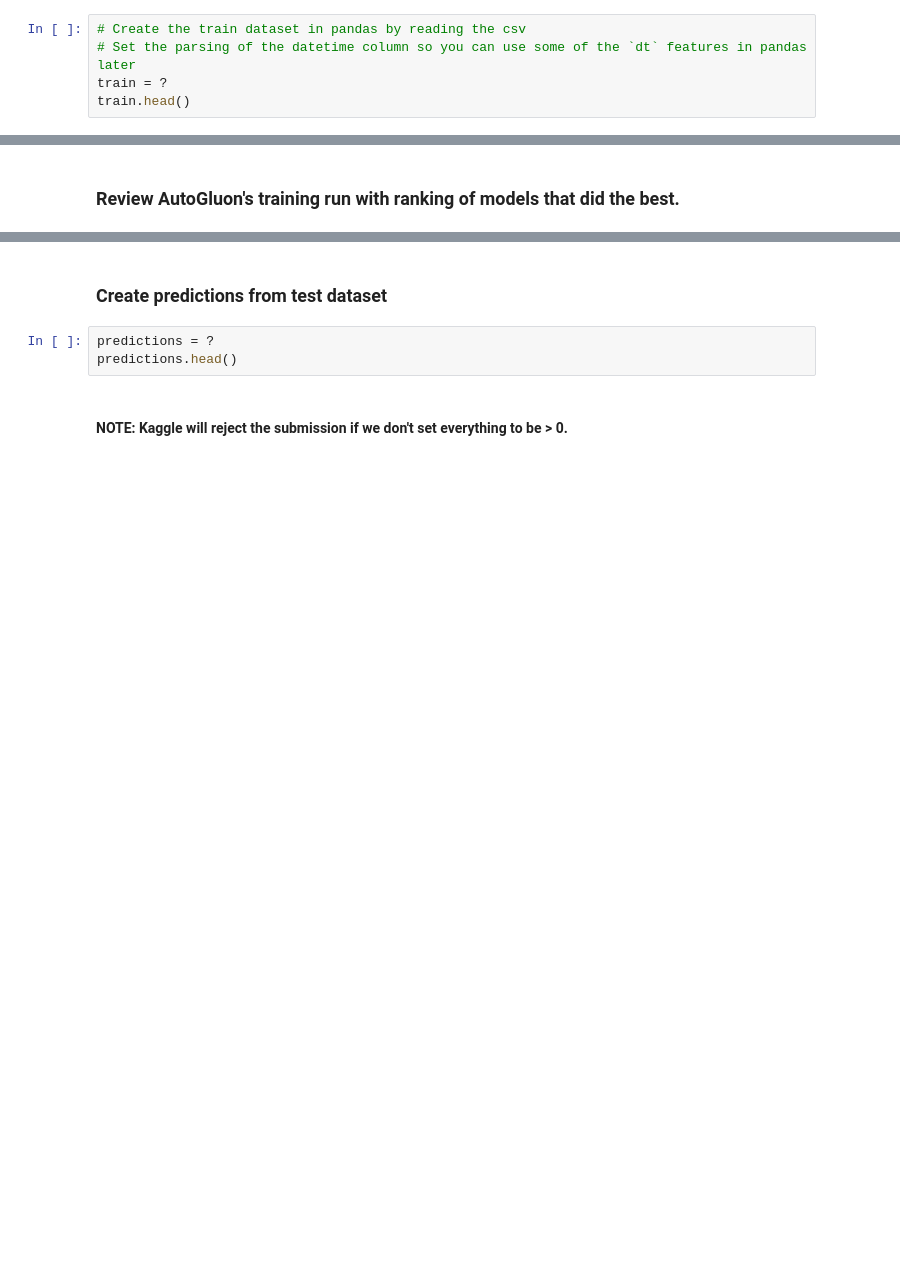
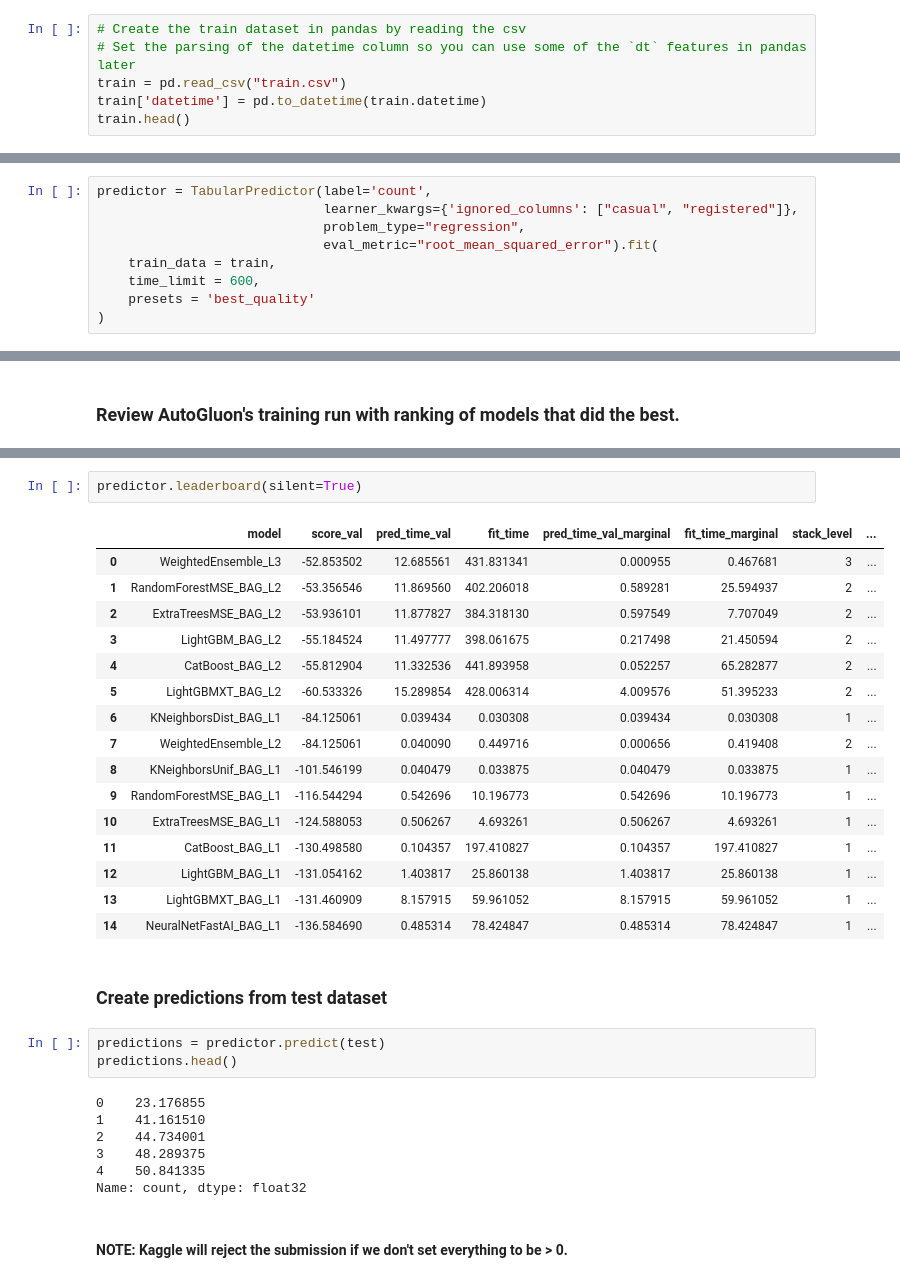
Before and after one commit to SueGK/Bike-Sharing-Demand, a Jupyter notebook: project-template.ipynb, the cells around one changed output, grey strips where cells are left out. Saved outputs shown, nothing was run; the diff lists cells and outputs as text; blank space fills up the shorter version.

```diff
--- a/project-template.ipynb
+++ b/project-template.ipynb
@@ -76,5 +120,6 @@ from autogluon.tabular import TabularPredictor
 # %%
 # Create the train dataset in pandas by reading the csv
 # Set the parsing of the datetime column so you can use some of the `dt` features in pandas later
-train = ?
+train = pd.read_csv("train.csv")
+train['datetime'] = pd.to_datetime(train.datetime)
 train.head()
@@ -101,0 +178,9 @@ predictor = TabularPredictor(?).fit(?)
+# %%
+predictor = TabularPredictor(label='count',
+                             learner_kwargs={'ignored_columns': ["casual", "registered"]},
+                             problem_type="regression",
+                             eval_metric="root_mean_squared_error").fit(
+    train_data = train,
+    time_limit = 600,
+    presets = 'best_quality'
+)
@@ -106,8 +244,34 @@ predictor.fit_summary()
+# %%
+predictor.leaderboard(silent=True)
+# %% [output]
+|  | model | score_val | pred_time_val | fit_time | pred_time_val_marginal | fit_time_marginal | stack_level | ... |
+| 0 | WeightedEnsemble_L3 | -52.853502 | 12.685561 | 431.831341 | 0.000955 | 0.467681 | 3 | ... |
+| 1 | RandomForestMSE_BAG_L2 | -53.356546 | 11.869560 | 402.206018 | 0.589281 | 25.594937 | 2 | ... |
+| 2 | ExtraTreesMSE_BAG_L2 | -53.936101 | 11.877827 | 384.318130 | 0.597549 | 7.707049 | 2 | ... |
+| 3 | LightGBM_BAG_L2 | -55.184524 | 11.497777 | 398.061675 | 0.217498 | 21.450594 | 2 | ... |
+| 4 | CatBoost_BAG_L2 | -55.812904 | 11.332536 | 441.893958 | 0.052257 | 65.282877 | 2 | ... |
+| 5 | LightGBMXT_BAG_L2 | -60.533326 | 15.289854 | 428.006314 | 4.009576 | 51.395233 | 2 | ... |
+| 6 | KNeighborsDist_BAG_L1 | -84.125061 | 0.039434 | 0.030308 | 0.039434 | 0.030308 | 1 | ... |
+| 7 | WeightedEnsemble_L2 | -84.125061 | 0.040090 | 0.449716 | 0.000656 | 0.419408 | 2 | ... |
+| 8 | KNeighborsUnif_BAG_L1 | -101.546199 | 0.040479 | 0.033875 | 0.040479 | 0.033875 | 1 | ... |
+| 9 | RandomForestMSE_BAG_L1 | -116.544294 | 0.542696 | 10.196773 | 0.542696 | 10.196773 | 1 | ... |
+| 10 | ExtraTreesMSE_BAG_L1 | -124.588053 | 0.506267 | 4.693261 | 0.506267 | 4.693261 | 1 | ... |
+| 11 | CatBoost_BAG_L1 | -130.498580 | 0.104357 | 197.410827 | 0.104357 | 197.410827 | 1 | ... |
+| 12 | LightGBM_BAG_L1 | -131.054162 | 1.403817 | 25.860138 | 1.403817 | 25.860138 | 1 | ... |
+| 13 | LightGBMXT_BAG_L1 | -131.460909 | 8.157915 | 59.961052 | 8.157915 | 59.961052 | 1 | ... |
+| 14 | NeuralNetFastAI_BAG_L1 | -136.584690 | 0.485314 | 78.424847 | 0.485314 | 78.424847 | 1 | ... |
 # %% [markdown]
 ### Create predictions from test dataset
 # %%
-predictions = ?
+predictions = predictor.predict(test)
 predictions.head()
+# %% [output]
+0    23.176855
+1    41.161510
+2    44.734001
+3    48.289375
+4    50.841335
+Name: count, dtype: float32
 # %% [markdown]
 #### NOTE: Kaggle will reject the submission if we don't set everything to be > 0.
 # %%
```
Also changed, not shown: parts of 37 cells of this notebook, 2 other files.
